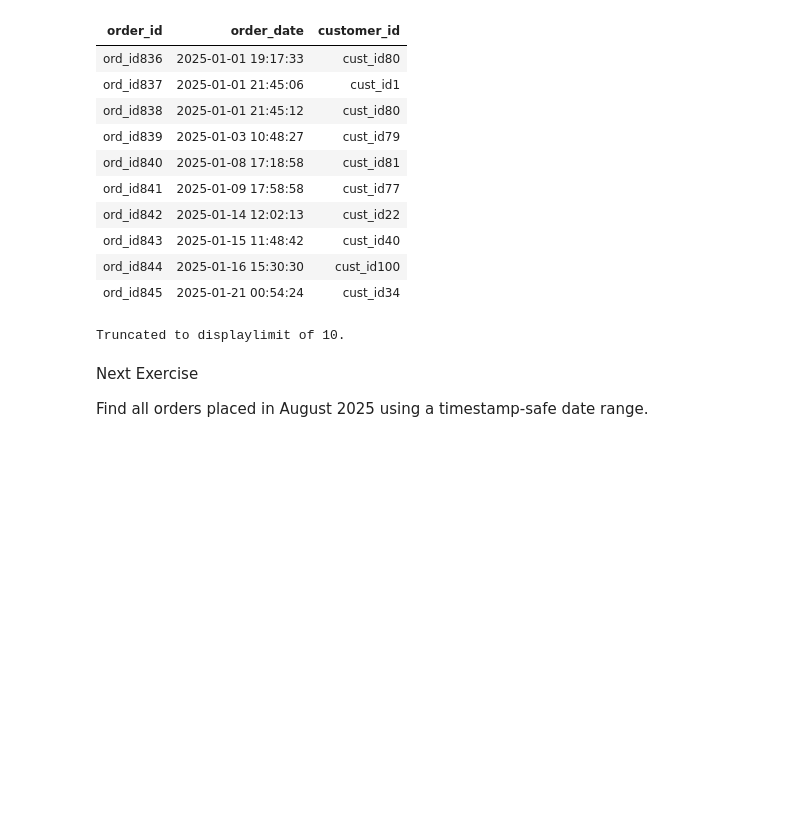
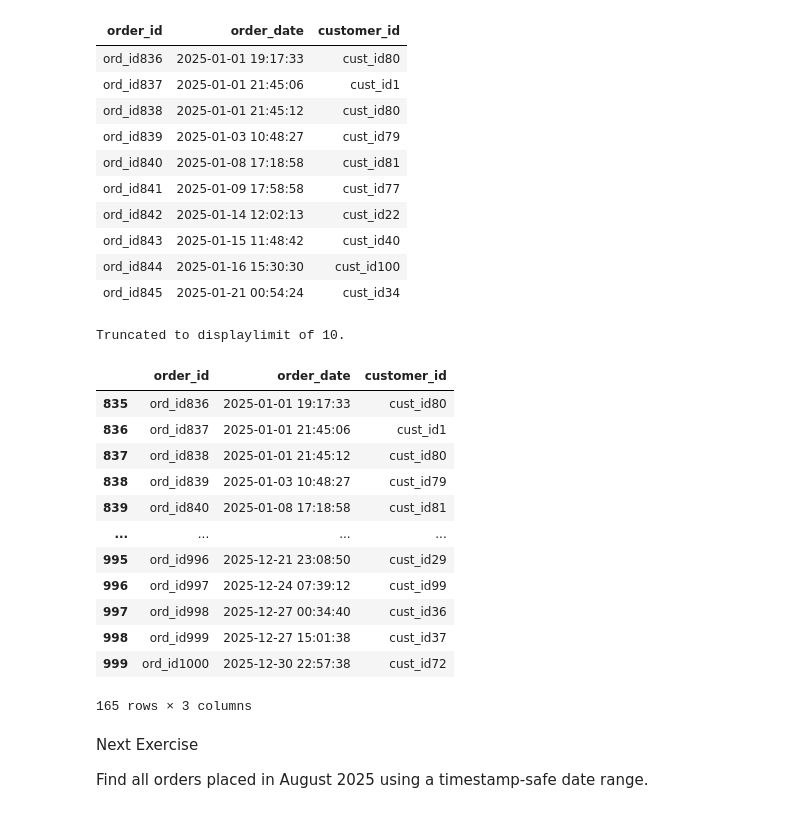
Before and after one commit to umesh-creates/sql_pandas_exercise_and_notes, a Jupyter notebook: retail_analysis exercise/date _and_time.ipynb, the cells around one changed output. Saved outputs shown, nothing was run; the diff lists cells and outputs as text; code cells hidden in the pictures; blank space fills up the shorter version.

```diff
--- a/retail_analysis exercise/date _and_time.ipynb
+++ b/retail_analysis exercise/date _and_time.ipynb
@@ -1509,6 +1555,27 @@ Running query in 'postgresql://postgres.zdtizyvifuiegbbfpsee:***@aws-0-ap-southe
 | ord_id844 | 2025-01-16 15:30:30 | cust_id100 |
 | ord_id845 | 2025-01-21 00:54:24 | cust_id34 |
 Truncated to displaylimit of 10.
+# %%
+orders[
+    ['order_id', 'order_date', 'customer_id']
+][
+    (orders['order_date'] >= '2025-01-01') &
+    (orders['order_date'] < '2026-01-01')
+]
+# %% [output]
+|  | order_id | order_date | customer_id |
+| 835 | ord_id836 | 2025-01-01 19:17:33 | cust_id80 |
+| 836 | ord_id837 | 2025-01-01 21:45:06 | cust_id1 |
+| 837 | ord_id838 | 2025-01-01 21:45:12 | cust_id80 |
+| 838 | ord_id839 | 2025-01-03 10:48:27 | cust_id79 |
+| 839 | ord_id840 | 2025-01-08 17:18:58 | cust_id81 |
+| ... | ... | ... | ... |
+| 995 | ord_id996 | 2025-12-21 23:08:50 | cust_id29 |
+| 996 | ord_id997 | 2025-12-24 07:39:12 | cust_id99 |
+| 997 | ord_id998 | 2025-12-27 00:34:40 | cust_id36 |
+| 998 | ord_id999 | 2025-12-27 15:01:38 | cust_id37 |
+| 999 | ord_id1000 | 2025-12-30 22:57:38 | cust_id72 |
+165 rows × 3 columns
 # %% [markdown]
 Next Exercise
 
```
Also changed, not shown: parts of 15 cells of this notebook.
